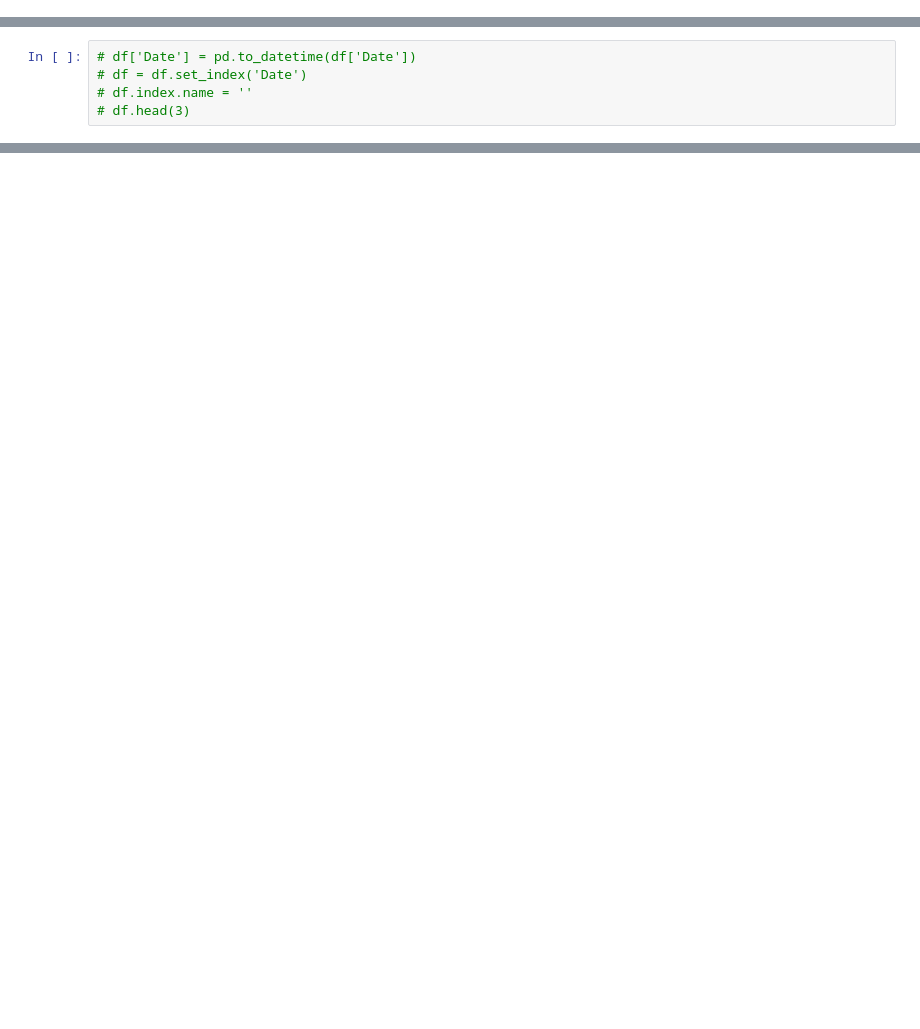
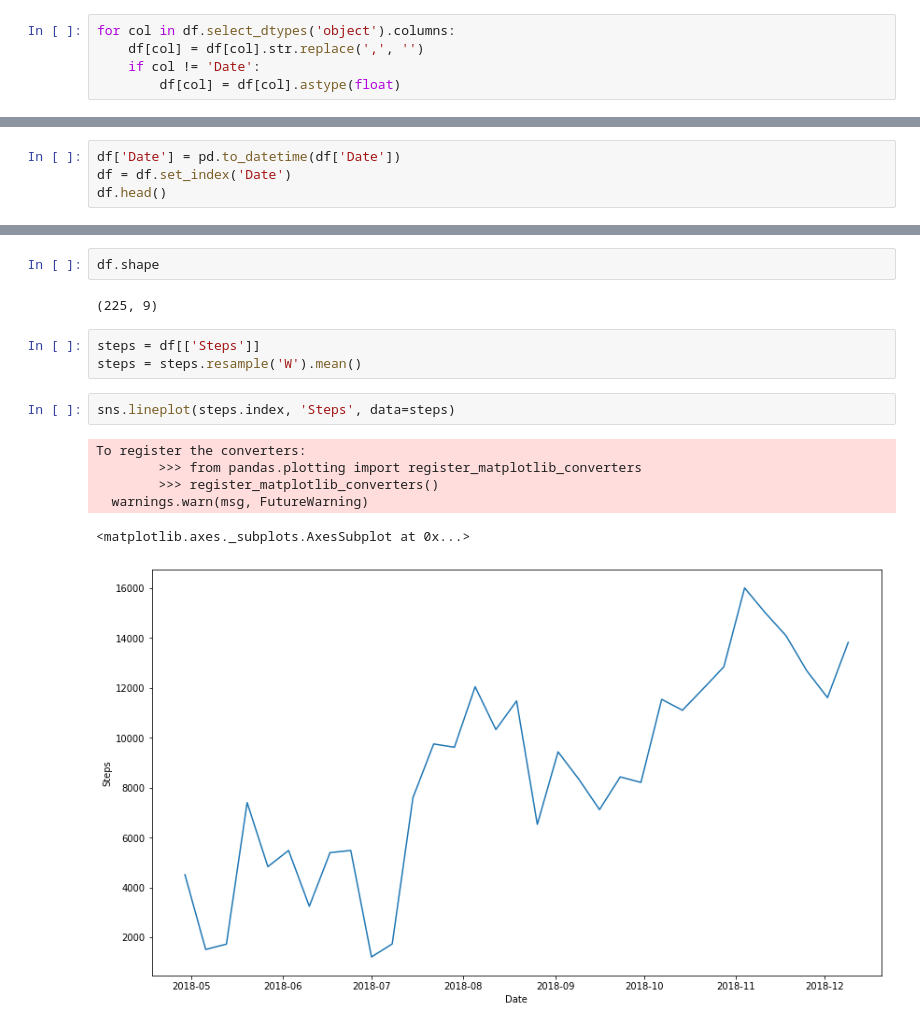
Before and after one commit to CameronGTaylor/time_series_project, a Jupyter notebook: time_series_project.ipynb, the cells around one changed output, grey strips where cells are left out. Cells and saved outputs as stored; diff of their text form; blank space fills up the shorter version.

```diff
--- a/time_series_project.ipynb
+++ b/time_series_project.ipynb
@@ -27,0 +111,5 @@ dddd
+# %%
+for col in df.select_dtypes('object').columns:
+    df[col] = df[col].str.replace(',', '')
+    if col != 'Date':
+        df[col] = df[col].astype(float)
@@ -28,5 +125,4 @@ dddd
 # %%
-# df['Date'] = pd.to_datetime(df['Date'])
-# df = df.set_index('Date')
-# df.index.name = ''
-# df.head(3)
+df['Date'] = pd.to_datetime(df['Date'])
+df = df.set_index('Date')
+df.head()
@@ -32,0 +137,16 @@ dddd
+# %%
+df.shape
+# %% [output]
+(225, 9)
+# %%
+steps = df[['Steps']]
+steps = steps.resample('W').mean()
+# %%
+sns.lineplot(steps.index, 'Steps', data=steps)
+# %% [output]
+To register the converters:
+        >>> from pandas.plotting import register_matplotlib_converters
+        >>> register_matplotlib_converters()
+  warnings.warn(msg, FutureWarning)
+<matplotlib.axes._subplots.AxesSubplot at 0x...>
+[figure, added]
```
Also changed, not shown: parts of 18 cells of this notebook.
